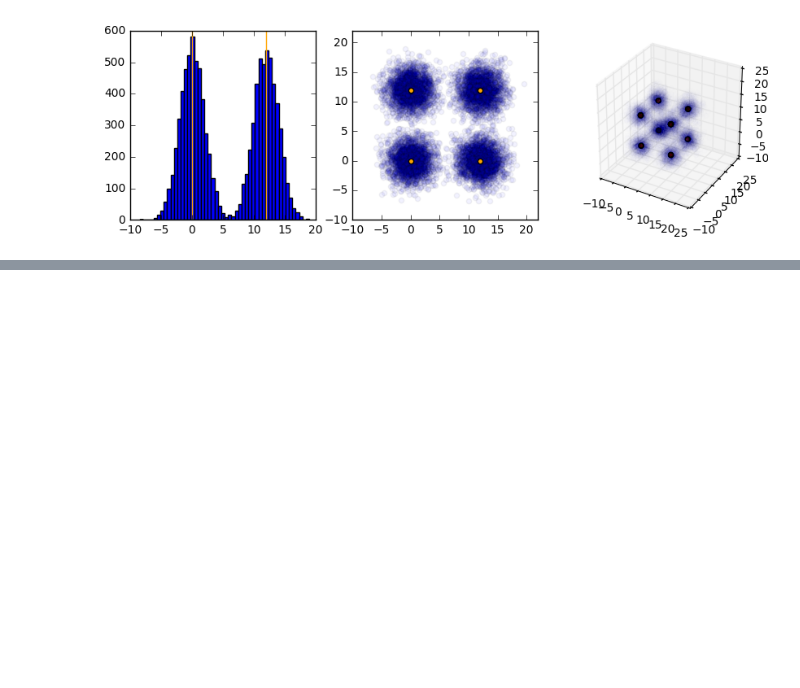
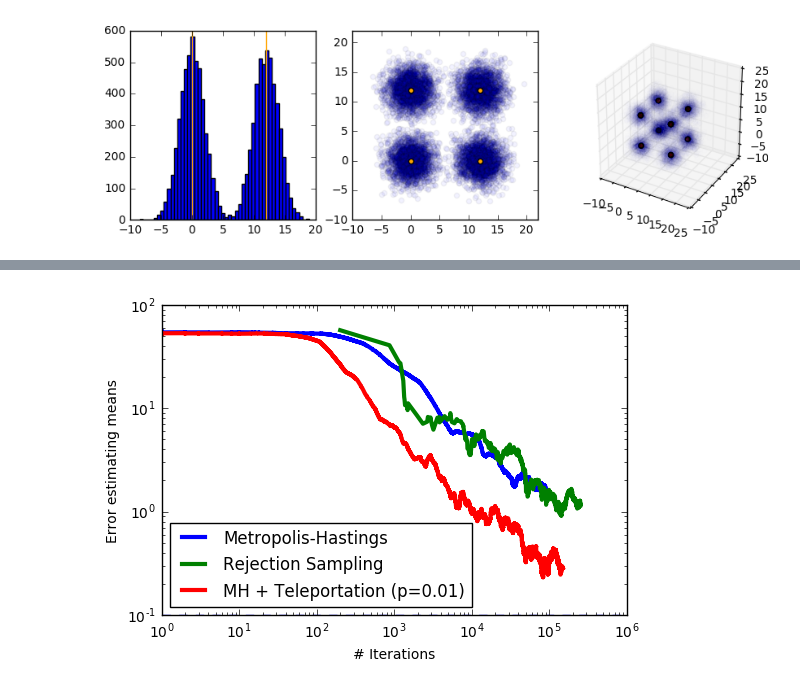
Before and after one commit to asross/cs205-project, a Jupyter notebook: datasets/convergence2.ipynb, the cells around one changed output, grey strips where cells are left out. Saved outputs shown, nothing was run; the diff lists cells and outputs as text; code cells hidden in the pictures; blank space fills up the shorter version.

```diff
--- a/datasets/convergence2.ipynb
+++ b/datasets/convergence2.ipynb
@@ -535,0 +544,2 @@ plt.show()
+# %%
+tt9s2 = [tt9_inst(100000) for i in range(4)]
@@ -535,0 +551,2 @@ plt.show()
+# %%
+tw9s2 = [tw9_inst(100000) for i in range(4)]
@@ -535,0 +558,2 @@ plt.show()
+# %%
+ts9s2 = [rej_nines(50) for i in range(4)]
@@ -535,0 +585,4 @@ plt.show()
+# %%
+tt9s3 = [tt9_inst(100000) for i in range(8)]
+tw9s3 = [tw9_inst(100000) for i in range(8)]
+ts9s3 = [rej_nines(50) for i in range(8)]
@@ -535,0 +611,14 @@ plt.show()
+# %%
+plt.plot(*joint_conv_trace(tw9s+tw9s2+tw9s3, twoG9), label='Metropolis-Hastings', lw=3)
+plt.plot(*joint_conv_trace(ts9s+ts9s2+ts9s3, twoG9), label='Rejection Sampling', lw=3)
+plt.plot(*joint_conv_trace(tt9s+tt9s2+tt9s3, twoG9), label='MH + Teleportation (p=0.01)', lw=3)
+
+plt.yscale('log')
+plt.xscale('log')
+plt.axhline(0.1, ls='--')
+plt.legend(loc='best')
+plt.xlabel('# Iterations')
+plt.ylabel('Error estimating means')
+plt.show()
+# %% [output]
+[figure, added]
```
Also changed, not shown: parts of 44 cells of this notebook, 7 other files.
